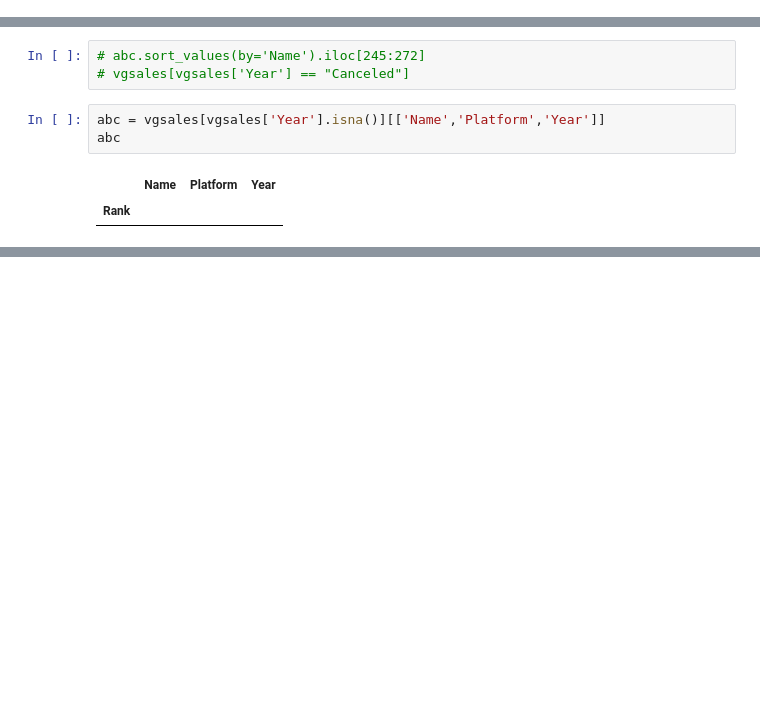
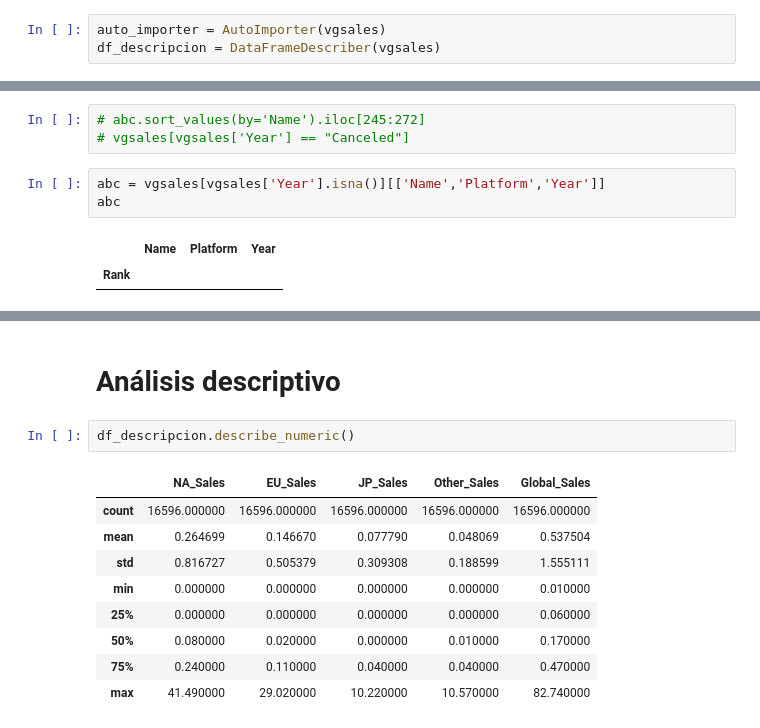
Before and after one commit to fpalvim/DS102024, a Jupyter notebook: 0.1-Proyectos/2-proyecto_EDA/proyecto_EDA.ipynb, the cells around one changed output, grey strips where cells are left out. Cells and saved outputs as stored; diff of their text form; blank space fills up the shorter version.

Commit message:
actualizacion archivo auto_importer y testes realizados en el proyecto eda para importar funciones desde este archivo

```diff
--- a/0.1-Proyectos/2-proyecto_EDA/proyecto_EDA.ipynb
+++ b/0.1-Proyectos/2-proyecto_EDA/proyecto_EDA.ipynb
@@ -32,6 +39,9 @@ import matplotlib.pyplot as plt
 ## Carga de datos
 # %%
 vgsales = pd.read_csv("vgsales.csv", index_col=0)
+# %%
+auto_importer = AutoImporter(vgsales)
+df_descripcion = DataFrameDescriber(vgsales)
 # %% [markdown]
 # Primera exploracion
 # %%
@@ -540,0 +541,14 @@ vgsales
+# %% [markdown]
+# Análisis descriptivo
+# %%
+df_descripcion.describe_numeric()
+# %% [output]
+|  | NA_Sales | EU_Sales | JP_Sales | Other_Sales | Global_Sales |
+| count | 16596.000000 | 16596.000000 | 16596.000000 | 16596.000000 | 16596.000000 |
+| mean | 0.264699 | 0.146670 | 0.077790 | 0.048069 | 0.537504 |
+| std | 0.816727 | 0.505379 | 0.309308 | 0.188599 | 1.555111 |
+| min | 0.000000 | 0.000000 | 0.000000 | 0.000000 | 0.010000 |
+| 25% | 0.000000 | 0.000000 | 0.000000 | 0.000000 | 0.060000 |
+| 50% | 0.080000 | 0.020000 | 0.000000 | 0.010000 | 0.170000 |
+| 75% | 0.240000 | 0.110000 | 0.040000 | 0.040000 | 0.470000 |
+| max | 41.490000 | 29.020000 | 10.220000 | 10.570000 | 82.740000 |
```
Also changed, not shown: parts of 27 cells of this notebook, 1 other file.
